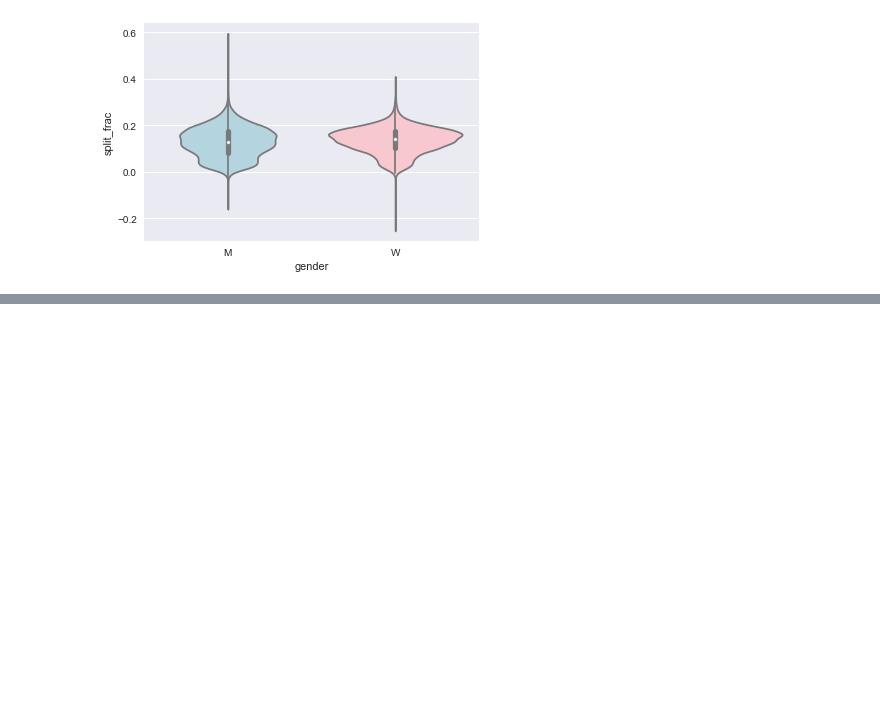
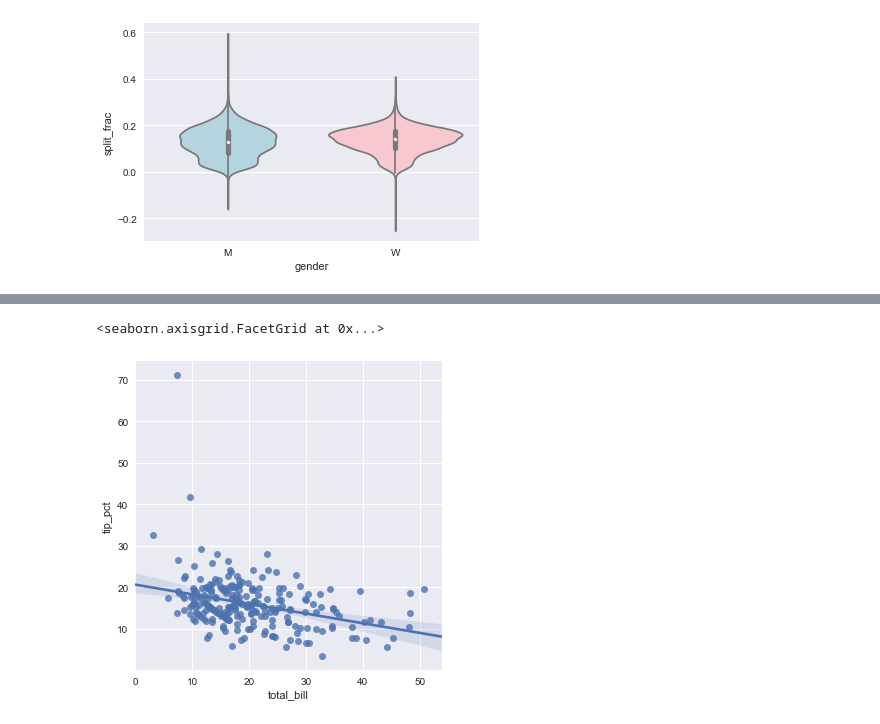
Before and after one commit to guozheng/data-science-ml-basics, a Jupyter notebook: viz-intro.ipynb, the cells around one changed output, grey strips where cells are left out. Cells and saved outputs as stored; diff of their text form; code cells hidden in the pictures; blank space fills up the shorter version.

```diff
--- a/viz-intro.ipynb
+++ b/viz-intro.ipynb
@@ -106,0 +122,3 @@ sns.violinplot('gender', 'split_frac', data=df, palette=['lightblue', 'pink'])
+# %%
+tips = sns.load_dataset('tips')
+tips.head()
@@ -106,0 +132,3 @@ sns.violinplot('gender', 'split_frac', data=df, palette=['lightblue', 'pink'])
+# %%
+tips['tip_pct'] = tips['tip'] / tips['total_bill'] * 100
+tips.head()
@@ -106,0 +142,5 @@ sns.violinplot('gender', 'split_frac', data=df, palette=['lightblue', 'pink'])
+# %%
+sns.lmplot(x='total_bill', y='tip_pct', data=tips)
+# %% [output]
+<seaborn.axisgrid.FacetGrid at 0x...>
+[figure, added]
```
Also changed, not shown: parts of 13 cells of this notebook.
